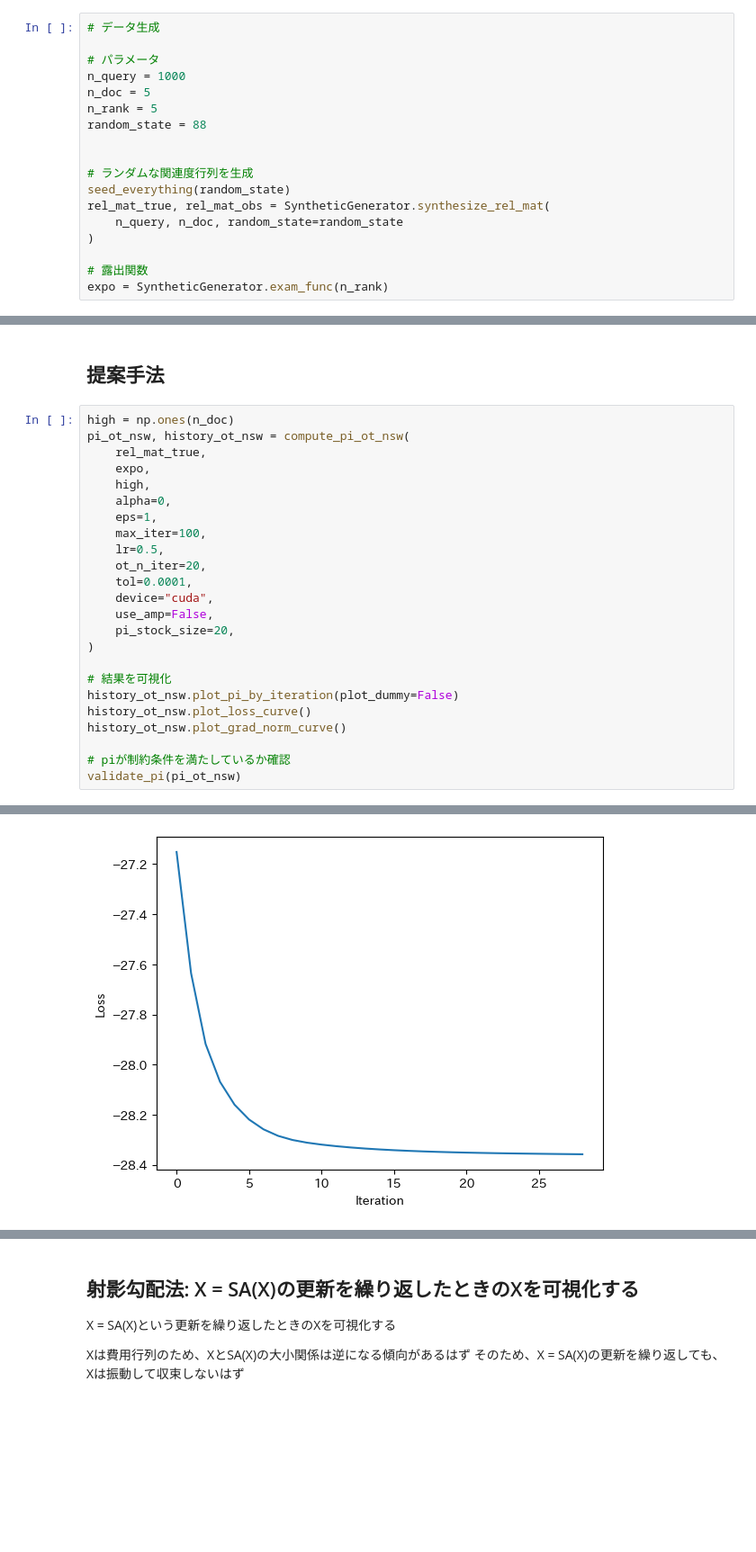
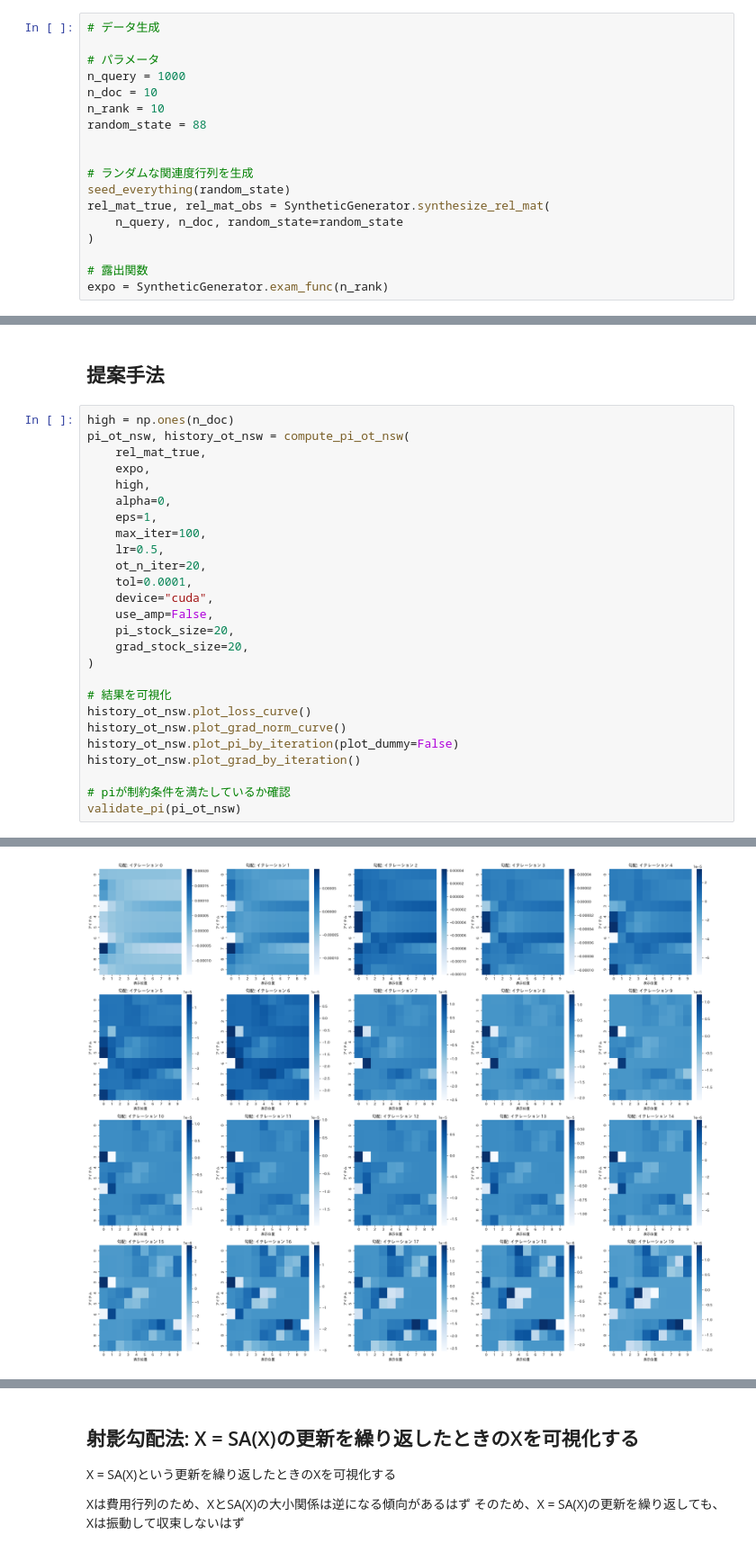
Before and after one commit to tubo213/nsw-with-optimal-transport, a Jupyter notebook: notebook/visualize_ot_nsw_history.ipynb, the cells around one changed output, grey strips where cells are left out. Shown at 90% size. Drawn from its saved outputs; the diff is of its cells as text; blank space fills up the shorter version.

```diff
--- a/notebook/visualize_ot_nsw_history.ipynb
+++ b/notebook/visualize_ot_nsw_history.ipynb
@@ -11,8 +11,8 @@ from src.optimizers.pgd_nsw import compute_pi_pgd_nsw
 
 # パラメータ
 n_query = 1000
-n_doc = 5
-n_rank = 5
+n_doc = 10
+n_rank = 10
 random_state = 88
 
 
@@ -43,12 +43,14 @@ pi_ot_nsw, history_ot_nsw = compute_pi_ot_nsw(
     device="cuda",
     use_amp=False,
     pi_stock_size=20,
+    grad_stock_size=20,
 )
 
 # 結果を可視化
-history_ot_nsw.plot_pi_by_iteration(plot_dummy=False)
 history_ot_nsw.plot_loss_curve()
 history_ot_nsw.plot_grad_norm_curve()
+history_ot_nsw.plot_pi_by_iteration(plot_dummy=False)
+history_ot_nsw.plot_grad_by_iteration()
 
 # piが制約条件を満たしているか確認
 validate_pi(pi_ot_nsw)
@@ -57 +59 @@ validate_pi(pi_ot_nsw)
-[figure, old version]
+[figure, new version]
```
Also changed, not shown: parts of 5 cells of this notebook, 1 other file.
